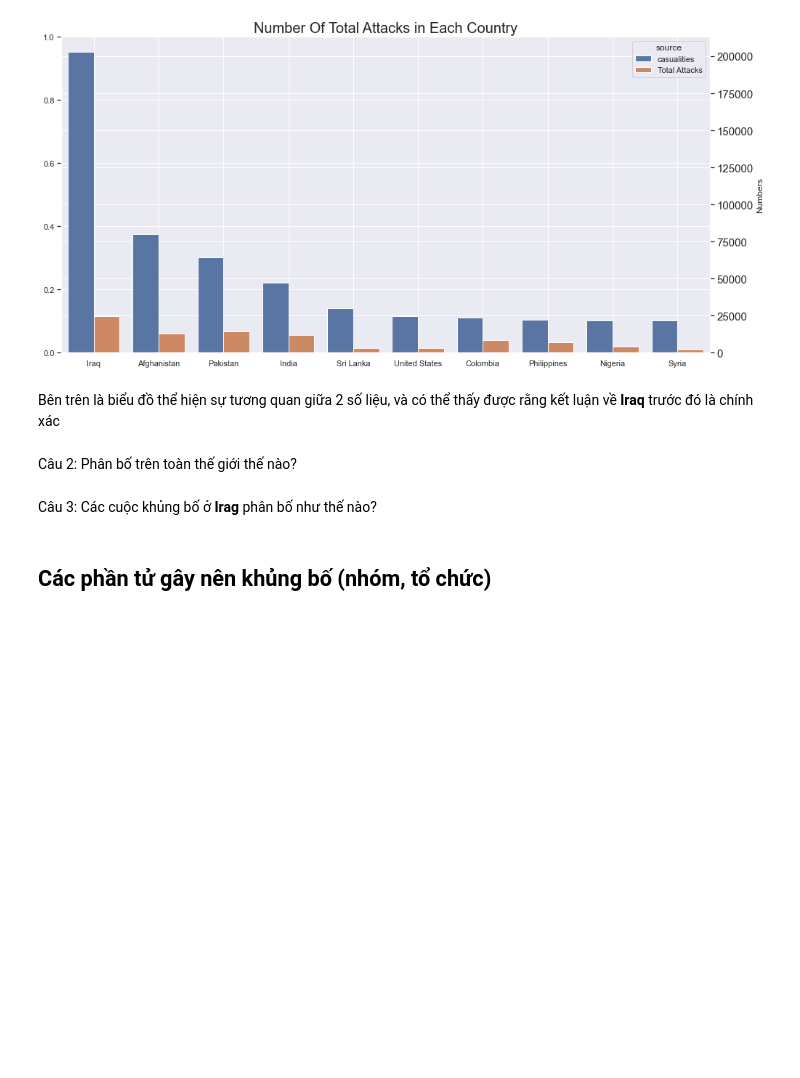
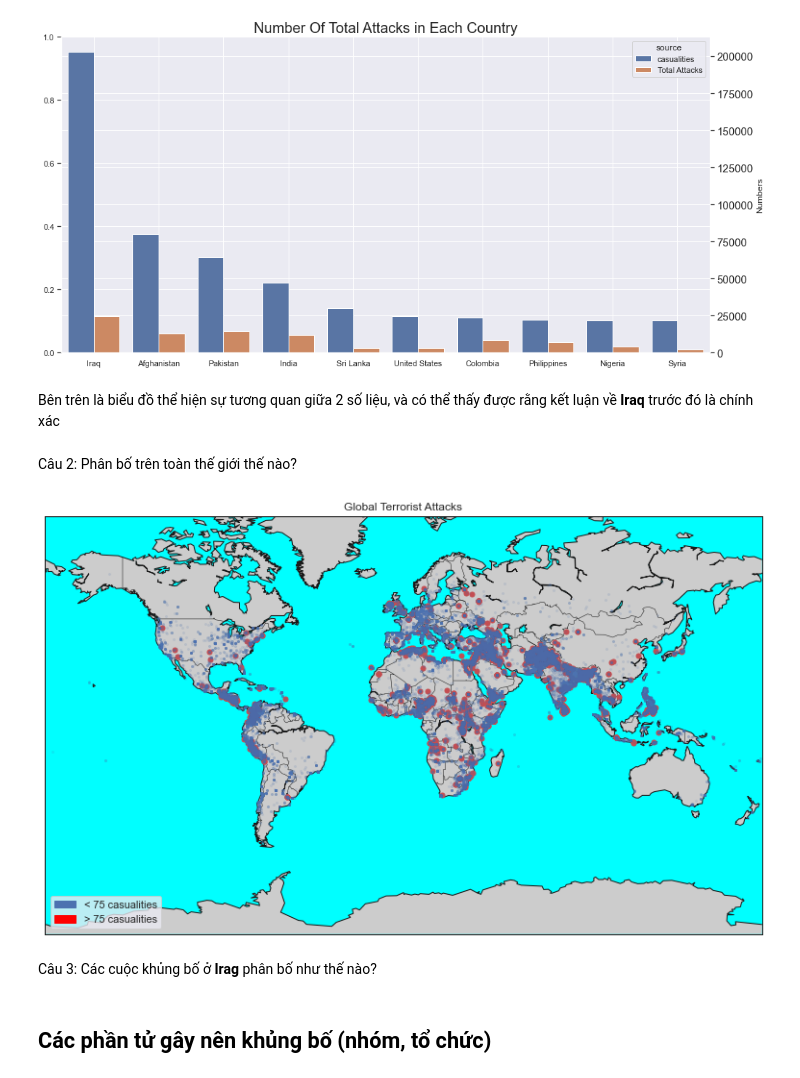
Before and after one commit to tuph-tech/LTKHDL-final, a Jupyter notebook: 1712861-PhanHuuTu.ipynb, the cells around one changed output. Saved outputs shown, nothing was run; the diff lists cells and outputs as text; code cells hidden in the pictures; blank space fills up the shorter version.

```diff
--- a/1712861-PhanHuuTu.ipynb
+++ b/1712861-PhanHuuTu.ipynb
@@ -362,6 +362,35 @@ plt.show()
 Bên trên là biểu đồ thể hiện sự tương quan giữa 2 số liệu, và có thể thấy được rằng kết luận về **Iraq** trước đó là chính xác
 # %% [markdown]
 Câu 2: Phân bố trên toàn thế giới thế nào?
+# %%
+# Sử dụng Basemap để vẽ toàn bộ bản đồ thê giới
+m3 = Basemap(projection='mill',llcrnrlat=-80,urcrnrlat=80, llcrnrlon=-180,urcrnrlon=180,lat_ts=20,resolution='c',lat_0=True,lat_1=True)
+
+
+base_casualities = 50
+# Vẽ các chấm đỏ thể hiện số người chết và bị thương lớn hơn hoặc bằng base_casualities
+lat_big=list(df[df['casualities'] >= base_casualities].latitude)
+long_big=list(df[df['casualities'] >= base_casualities].longitude)
+x_big,y_big=m3(long_big, lat_big)
+m3.plot(x_big, y_big, 'go', markersize=5, color = 'r')
+
+# Vẽ các chấm xanh thể hiện số người chết và bị thương nhỏ hơn base_casualities
+lat_small=list(df[df['casualities'] < base_casualities].latitude)
+long_small=list(df[df['casualities'] < base_casualities].longitude)
+x_small,y_small=m3(long_small, lat_small)
+m3.plot(x_small, y_small, 'go', markersize=2, color = 'b', alpha=0.1) # sử dụng alpha để nhìn thấy chấm đỏ rõ hơn
+
+m3.drawcoastlines() # Vẽ đường bờ biển
+m3.drawcountries() # Vẽ ranh giới quốc gia
+m3.fillcontinents(lake_color='aqua') # tô màu các sông hồ trong lục địa
+m3.drawmapboundary(fill_color='aqua') # tô màu biển
+
+plt.title('Global Terrorist Attacks')
+plt.legend(loc='lower left',handles=[mpatches.Patch(color='b', label = "< 75 casualities"),
+                    mpatches.Patch(color='red',label='> 75 casualities')]) # định nghĩa chú thích
+plt.show()
+# %% [output]
+[figure, added]
 # %% [markdown]
 Câu 3: Các cuộc khủng bố ở **Irag** phân bố như thế nào?
 # %% [markdown]
```
